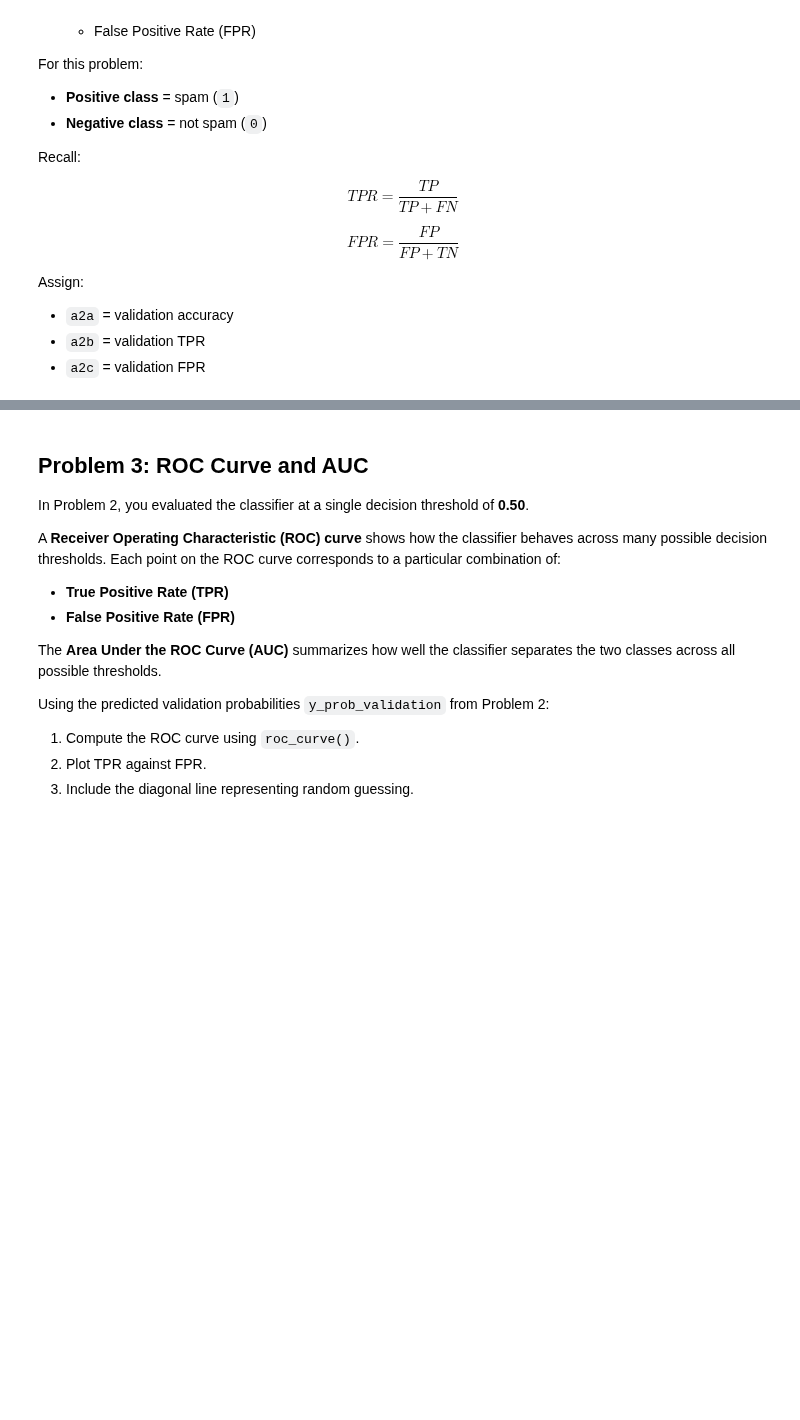
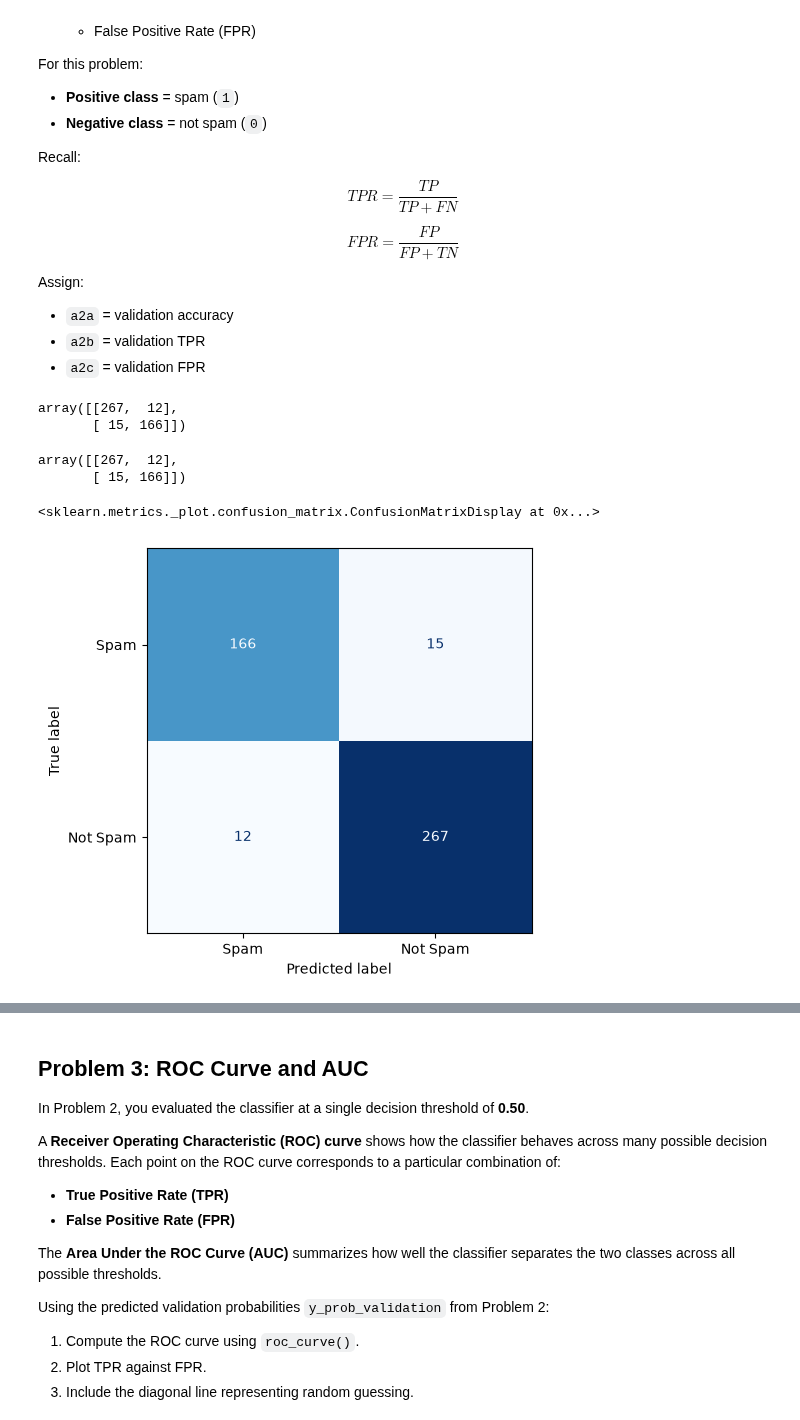
Before and after one commit to max-issokson-bu/DX603-Assignments, a Jupyter notebook: Homework_05.ipynb, the cells around one changed output, grey strips where cells are left out. Cells and saved outputs as stored; diff of their text form; code cells hidden in the pictures; blank space fills up the shorter version.

Commit message:
first full attempt

```diff
--- a/Homework_05.ipynb
+++ b/Homework_05.ipynb
@@ -123,6 +123,12 @@ Assign:
 `a1a` = the number of observations in the training set
 # %%
 # Your code here, as more cells as needed
+
+X_development, X_test, y_development, y_test = train_test_split(X, y, test_size= .10, stratify=y,
+                                                                random_state=RANDOM_STATE)
+X_train, X_valdiation, y_train, y_validation = train_test_split(X_development, y_development, test_size = 1/9,
+                                                                 stratify= y_development,
+                                                                 random_state=RANDOM_STATE)
 # %%
 # Your answer here, NOT in the next cell
 
@@ -218,6 +222,53 @@ Assign:
 - `a2c` = validation FPR
 # %%
 # Your code here, as more cells as needed
+logistic_regression_pipeline = make_pipeline(
+    StandardScaler(),
+    LogisticRegression(max_iter=1000)
+)
+
+logistic_regression_pipeline.fit(X_train, y_train);
+# %%
+y_prob_validation = logistic_regression_pipeline.predict_proba(X_valdiation)[:,1]
+custom_threshold = .5
+y_pred_validation = np.where(y_prob_validation >= custom_threshold, 1, 0)
+# %%
+cm = confusion_matrix(y_validation, y_pred_validation)
+cm
+# %% [output]
+array([[267,  12],
+       [ 15, 166]])
+# %%
+cm
+# %% [output]
+array([[267,  12],
+       [ 15, 166]])
+# %%
+# Put the positive class (Default = 1) first
+cm = confusion_matrix(
+    y_validation,
+    y_pred_validation,
+    labels=[1, 0]
+)
+
+tp, fn, fp, tn = cm.ravel()
+
+fig, ax = plt.subplots(figsize=(5, 5))
+
+disp = ConfusionMatrixDisplay(
+    confusion_matrix=cm,
+    display_labels=["Spam", "Not Spam"]
+)
+
+disp.plot(
+    cmap="Blues",
+    colorbar=False,
+    values_format="d",
+    ax=ax
+)
+# %% [output]
+<sklearn.metrics._plot.confusion_matrix.ConfusionMatrixDisplay at 0x...>
+[figure, added]
 # %%
 # Your answer here, NOT in the next cell
 
```
Also changed, not shown: parts of 51 cells of this notebook.
